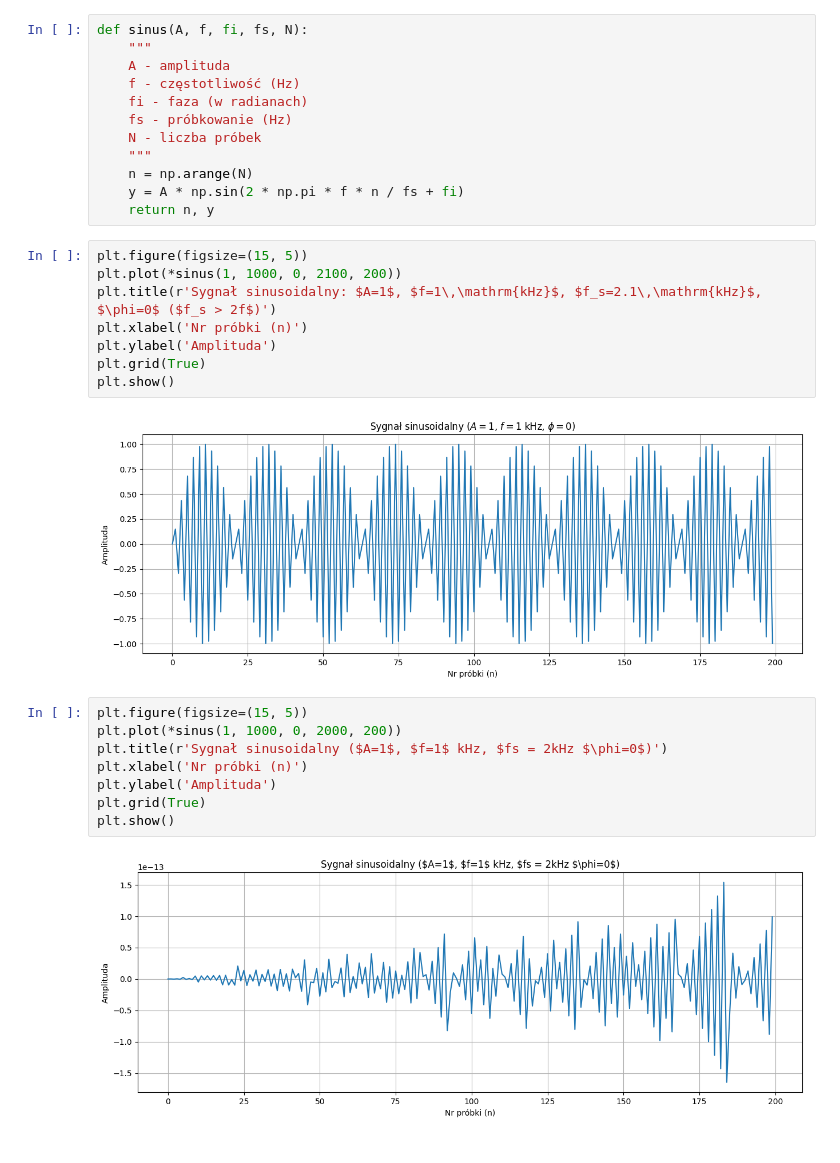
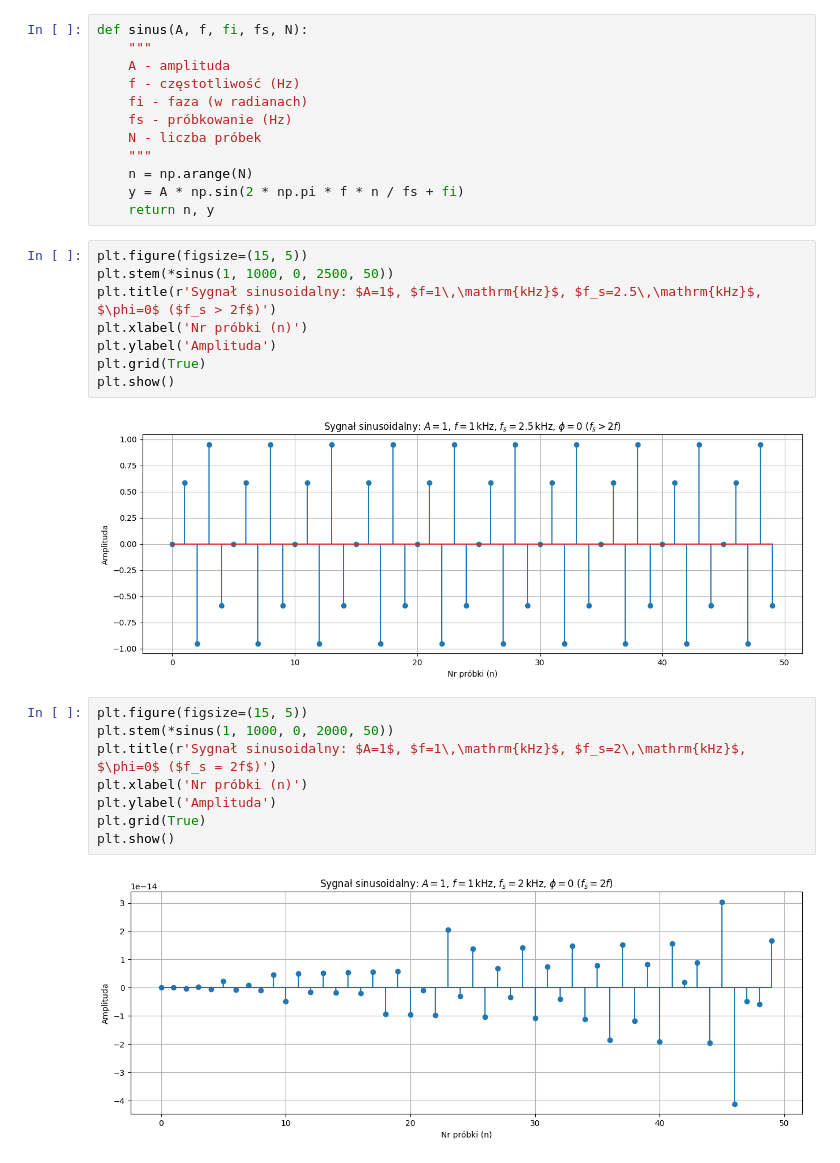
Before and after one commit to lolo5195/PSiO_PS, a Jupyter notebook: ps2.ipynb, the cells around one changed output. Saved outputs shown, nothing was run; the diff lists cells and outputs as text.

```diff
--- a/ps2.ipynb
+++ b/ps2.ipynb
@@ -122,21 +112,21 @@ def sinus(A, f, fi, fs, N):
     return n, y
 # %%
 plt.figure(figsize=(15, 5))
-plt.plot(*sinus(1, 1000, 0, 2100, 200))
-plt.title(r'Sygnał sinusoidalny: $A=1$, $f=1\,\mathrm{kHz}$, $f_s=2.1\,\mathrm{kHz}$, $\phi=0$ ($f_s > 2f$)')
+plt.stem(*sinus(1, 1000, 0, 2500, 50))
+plt.title(r'Sygnał sinusoidalny: $A=1$, $f=1\,\mathrm{kHz}$, $f_s=2.5\,\mathrm{kHz}$, $\phi=0$ ($f_s > 2f$)')
 plt.xlabel('Nr próbki (n)')
 plt.ylabel('Amplituda')
 plt.grid(True)
 plt.show()
 # %% [output]
-[figure, old version]
+[figure, new version]
 # %%
 plt.figure(figsize=(15, 5))
-plt.plot(*sinus(1, 1000, 0, 2000, 200))
-plt.title(r'Sygnał sinusoidalny ($A=1$, $f=1$ kHz, $fs = 2kHz $\phi=0$)')
+plt.stem(*sinus(1, 1000, 0, 2000, 50))
+plt.title(r'Sygnał sinusoidalny: $A=1$, $f=1\,\mathrm{kHz}$, $f_s=2\,\mathrm{kHz}$, $\phi=0$ ($f_s = 2f$)')
 plt.xlabel('Nr próbki (n)')
 plt.ylabel('Amplituda')
 plt.grid(True)
 plt.show()
 # %% [output]
-[figure, old version]
+[figure, new version]
```
Also changed, not shown: parts of 4 cells of this notebook.
